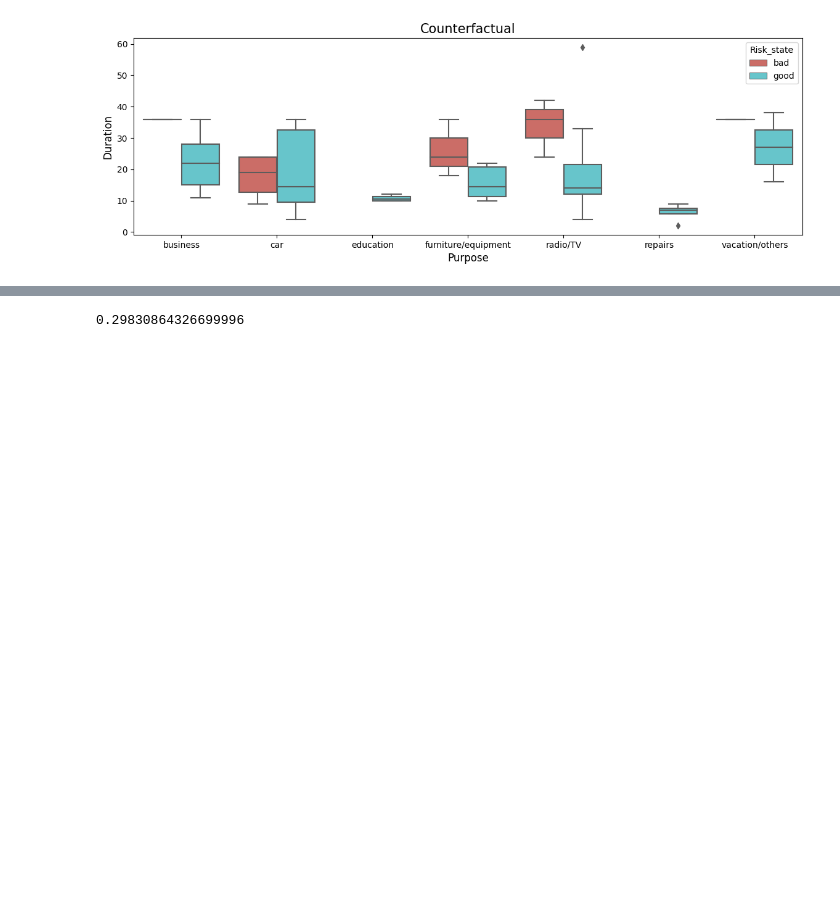
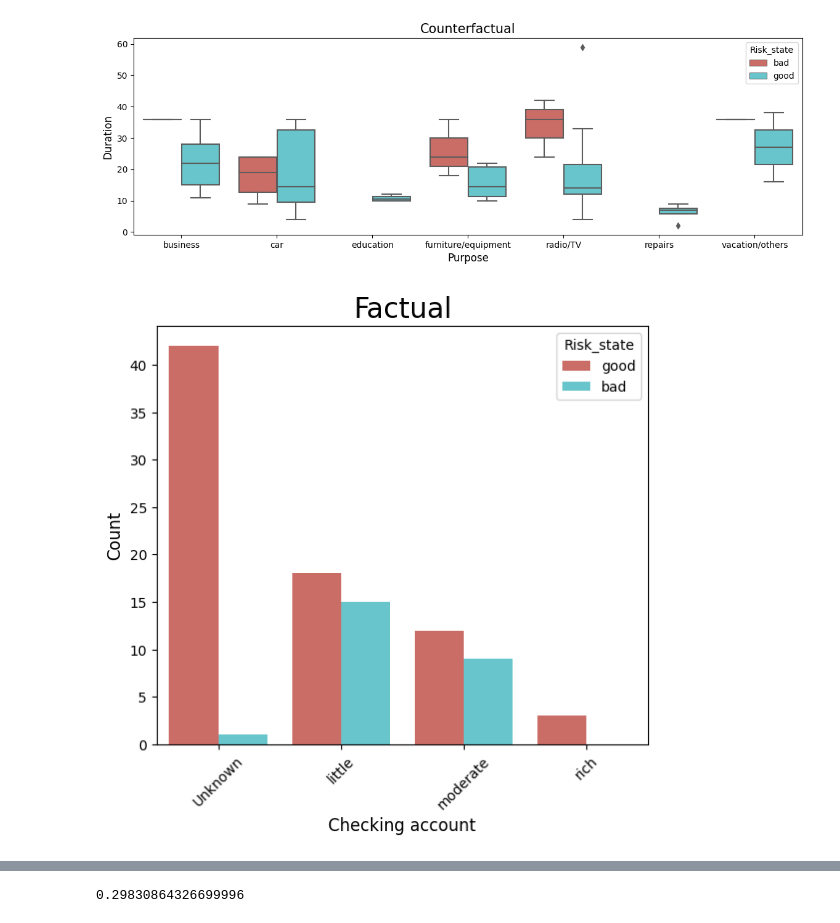
Before and after one commit to youlei202/distributional-counterfactual-explanation, a Jupyter notebook: analysis_german_credit.ipynb, the cells around one changed output, grey strips where cells are left out. Saved outputs shown, nothing was run; the diff lists cells and outputs as text; code cells hidden in the pictures; blank space fills up the shorter version.

```diff
--- a/analysis_german_credit.ipynb
+++ b/analysis_german_credit.ipynb
@@ -175,3 +175,7 @@ category_box_plot(df=factual_little, x="Purpose", y="Duration", hue="Risk_state"
 category_box_plot(df=counterfactual_little, x="Purpose", y="Duration", hue="Risk_state", title="Counterfactual")
 # %% [output]
 [figure]
+# %%
+hist_plot(df=factual, x="Checking account", hue="Risk_state", title="Factual")
+# %% [output]
+[figure, added]
```
Also changed, not shown: parts of 5 cells of this notebook.
